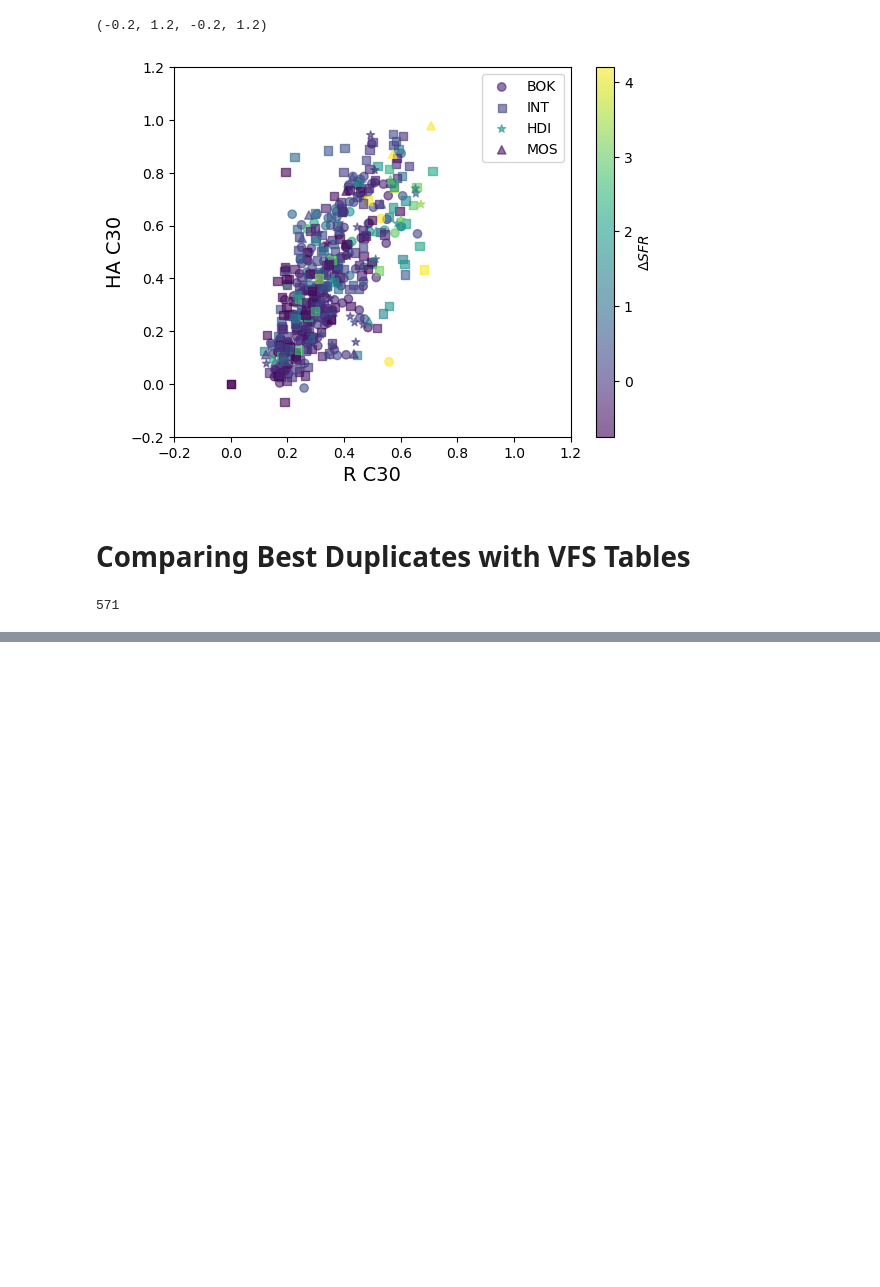
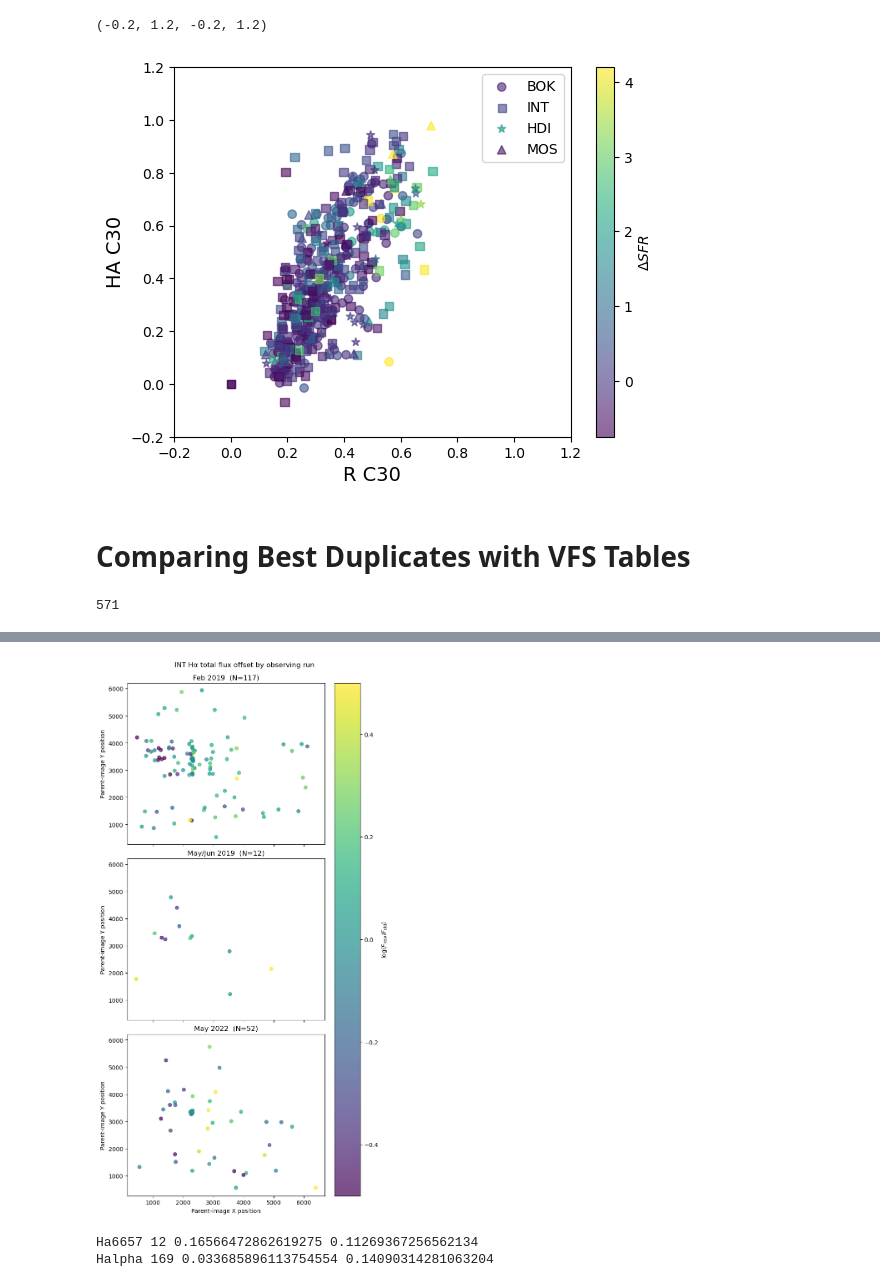
Before and after one commit to rfinn/hapypost, a Jupyter notebook: notebooks/02_validate_duplicates.ipynb, the cells around one changed output, grey strips where cells are left out. Cells and saved outputs as stored; diff of their text form; code cells hidden in the pictures; blank space fills up the shorter version.

```diff
--- a/notebooks/02_validate_duplicates.ipynb
+++ b/notebooks/02_validate_duplicates.ipynb
@@ -1743,0 +2233,79 @@ bestduptab.colnames
+# %%
+import numpy as np
+import pandas as pd
+import matplotlib.pyplot as plt
+
+date_col = "DATEOBS_new"
+
+dates = pd.to_datetime(np.asarray(comp[date_col]).astype(str), errors="coerce")
+good0 = np.isfinite(comp["D_H_TOT"]) & dates.notna()
+
+runs = [
+    ("Feb 2019", "2019-02-01", "2019-02-28"),
+    ("May/Jun 2019", "2019-05-01", "2019-06-30"),
+    ("May 2022", "2022-05-01", "2022-05-31"),
+]
+
+v1 = -.5
+v2 = .5
+
+fig, axes = plt.subplots(
+    3, 1,
+    figsize=(7, 13),
+    sharex=True,
+    sharey=True,
+    constrained_layout=True,
+)
+
+sc = None
+
+for ax, (run_label, start, end) in zip(axes, runs):
+    t0 = pd.to_datetime(start)
+    t1 = pd.to_datetime(end)
+
+    good = good0 & (dates >= t0) & (dates <= t1)
+
+    sc = ax.scatter(
+        comp["x_parent_new"][good],
+        comp["y_parent_new"][good],
+        c=comp["D_H_TOT"][good],
+        s=35,
+        alpha=0.7,
+        vmin=v1,
+        vmax=v2,
+    )
+
+    ax.set_title(f"{run_label}  (N={np.sum(good)})")
+    ax.set_ylabel("Parent-image Y position")
+
+axes[-1].set_xlabel("Parent-image X position")
+
+cbar = fig.colorbar(sc, ax=axes, label=r"$\log(F_{\rm new}/F_{\rm old})$")
+fig.suptitle("INT Hα total flux offset by observing run", y=1.02)
+
+plt.show()
+# %% [output]
+[figure, added]
+# %%
+filters = np.unique(comp["HFILTER_new"])
+
+for f in filters:
+    m = (comp["HFILTER_new"] == f) & np.isfinite(comp["D_H_TOT"])
+
+    if np.sum(m) < 3:
+        continue
+
+    print(
+        f,
+        np.sum(m),
+        np.nanmedian(comp["D_H_TOT"][m]),
+        1.4826 * np.nanmedian(
+            np.abs(
+                comp["D_H_TOT"][m] -
+                np.nanmedian(comp["D_H_TOT"][m])
+            )
+        ),
+    )
+# %% [output]
+Ha6657 12 0.16566472862619275 0.11269367256562134
+Halpha 169 0.033685896113754554 0.14090314281063204
```
Also changed, not shown: parts of 23 cells of this notebook, 5 other files.
